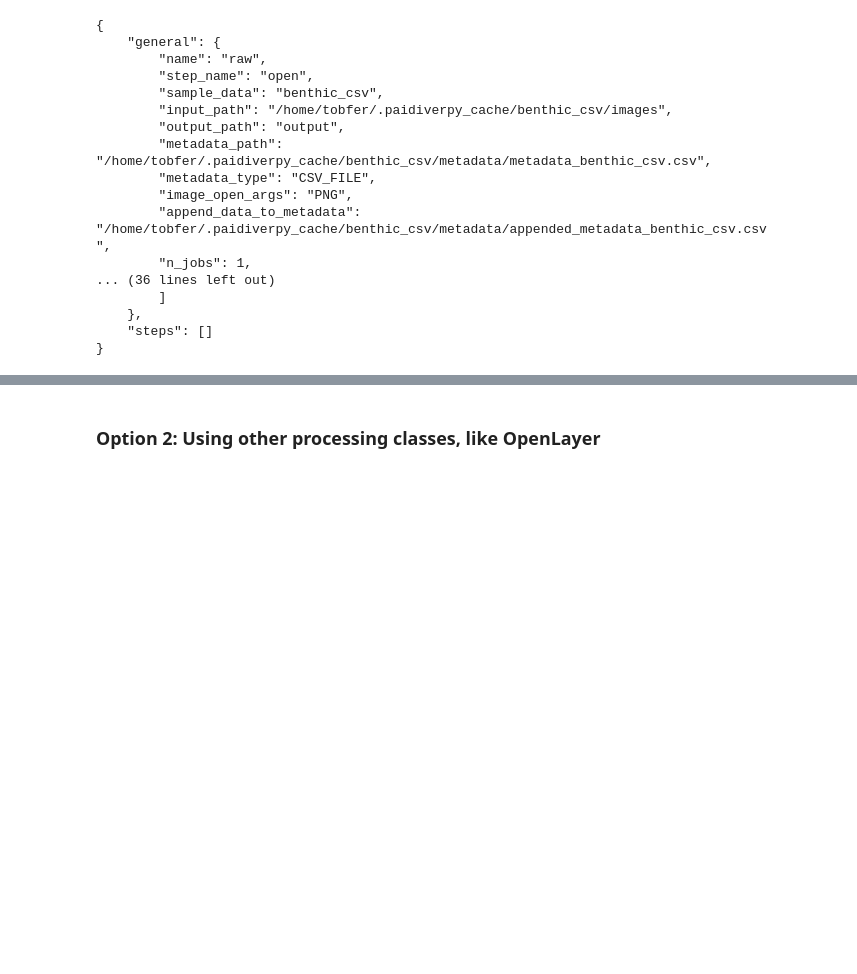
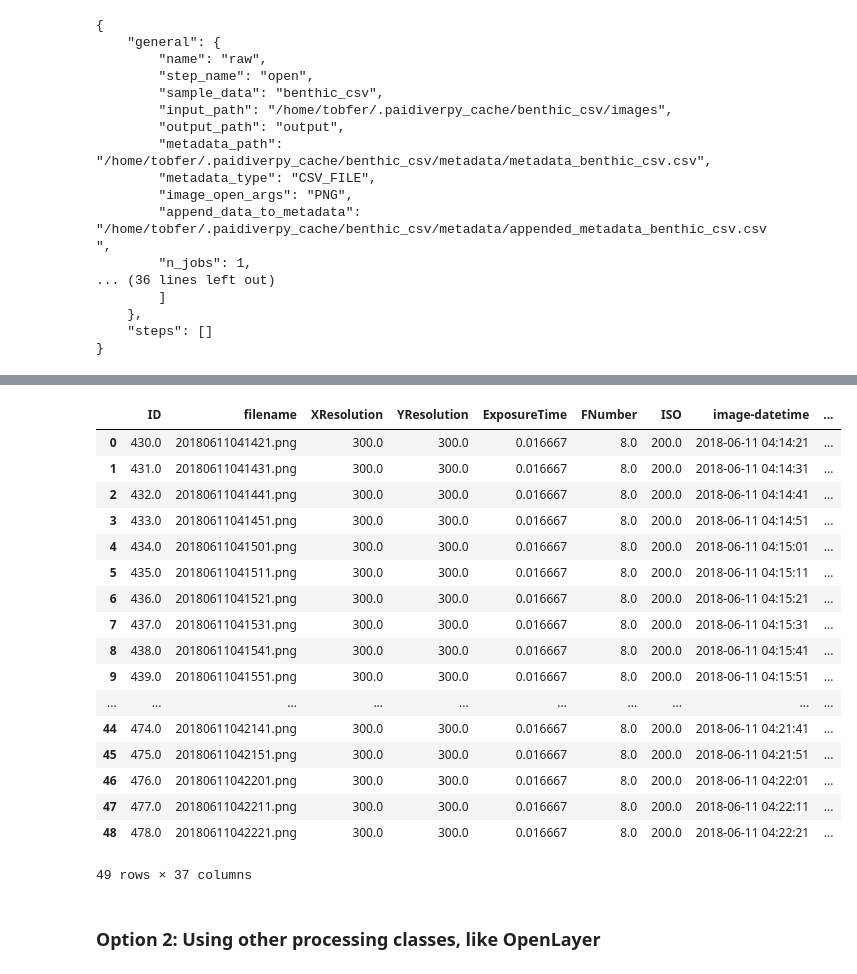
Before and after one commit to paidiver/paidiverpy, a Jupyter notebook: examples/example_notebooks/config_metadata_example.ipynb, the cells around one changed output, grey strips where cells are left out. Drawn from its saved outputs; the diff is of its cells as text; code cells hidden in the pictures; blank space fills up the shorter version.

```diff
--- a/examples/example_notebooks/config_metadata_example.ipynb
+++ b/examples/example_notebooks/config_metadata_example.ipynb
@@ -76,3 +75,25 @@ paidiverpy.get_metadata()
+# %%
+# see metadata info as a table
+paidiverpy.get_metadata(output_format="pandas")
+# %% [output]
+|  | ID | filename | XResolution | YResolution | ExposureTime | FNumber | ISO | image-datetime | ... |
+| 0 | 430.0 | 20180611041421.png | 300.0 | 300.0 | 0.016667 | 8.0 | 200.0 | 2018-06-11 04:14:21 | ... |
+| 1 | 431.0 | 20180611041431.png | 300.0 | 300.0 | 0.016667 | 8.0 | 200.0 | 2018-06-11 04:14:31 | ... |
+| 2 | 432.0 | 20180611041441.png | 300.0 | 300.0 | 0.016667 | 8.0 | 200.0 | 2018-06-11 04:14:41 | ... |
+| 3 | 433.0 | 20180611041451.png | 300.0 | 300.0 | 0.016667 | 8.0 | 200.0 | 2018-06-11 04:14:51 | ... |
+| 4 | 434.0 | 20180611041501.png | 300.0 | 300.0 | 0.016667 | 8.0 | 200.0 | 2018-06-11 04:15:01 | ... |
+| 5 | 435.0 | 20180611041511.png | 300.0 | 300.0 | 0.016667 | 8.0 | 200.0 | 2018-06-11 04:15:11 | ... |
+| 6 | 436.0 | 20180611041521.png | 300.0 | 300.0 | 0.016667 | 8.0 | 200.0 | 2018-06-11 04:15:21 | ... |
+| 7 | 437.0 | 20180611041531.png | 300.0 | 300.0 | 0.016667 | 8.0 | 200.0 | 2018-06-11 04:15:31 | ... |
+| 8 | 438.0 | 20180611041541.png | 300.0 | 300.0 | 0.016667 | 8.0 | 200.0 | 2018-06-11 04:15:41 | ... |
+| 9 | 439.0 | 20180611041551.png | 300.0 | 300.0 | 0.016667 | 8.0 | 200.0 | 2018-06-11 04:15:51 | ... |
+| ... | ... | ... | ... | ... | ... | ... | ... | ... | ... |
+| 44 | 474.0 | 20180611042141.png | 300.0 | 300.0 | 0.016667 | 8.0 | 200.0 | 2018-06-11 04:21:41 | ... |
+| 45 | 475.0 | 20180611042151.png | 300.0 | 300.0 | 0.016667 | 8.0 | 200.0 | 2018-06-11 04:21:51 | ... |
+| 46 | 476.0 | 20180611042201.png | 300.0 | 300.0 | 0.016667 | 8.0 | 200.0 | 2018-06-11 04:22:01 | ... |
+| 47 | 477.0 | 20180611042211.png | 300.0 | 300.0 | 0.016667 | 8.0 | 200.0 | 2018-06-11 04:22:11 | ... |
+| 48 | 478.0 | 20180611042221.png | 300.0 | 300.0 | 0.016667 | 8.0 | 200.0 | 2018-06-11 04:22:21 | ... |
+49 rows × 37 columns
 # %% [markdown]
 ### Option 2: Using other processing classes, like OpenLayer
 # %%
```
Also changed, not shown: parts of 4 cells of this notebook, 19 other files.
